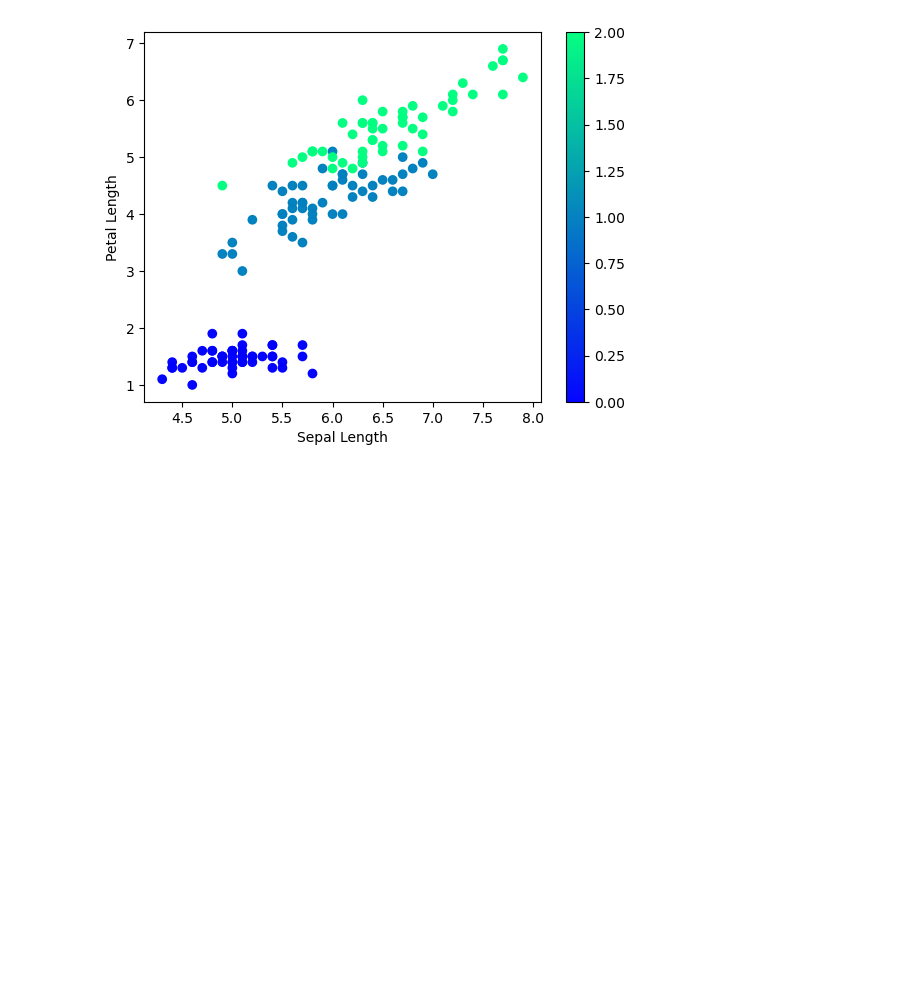
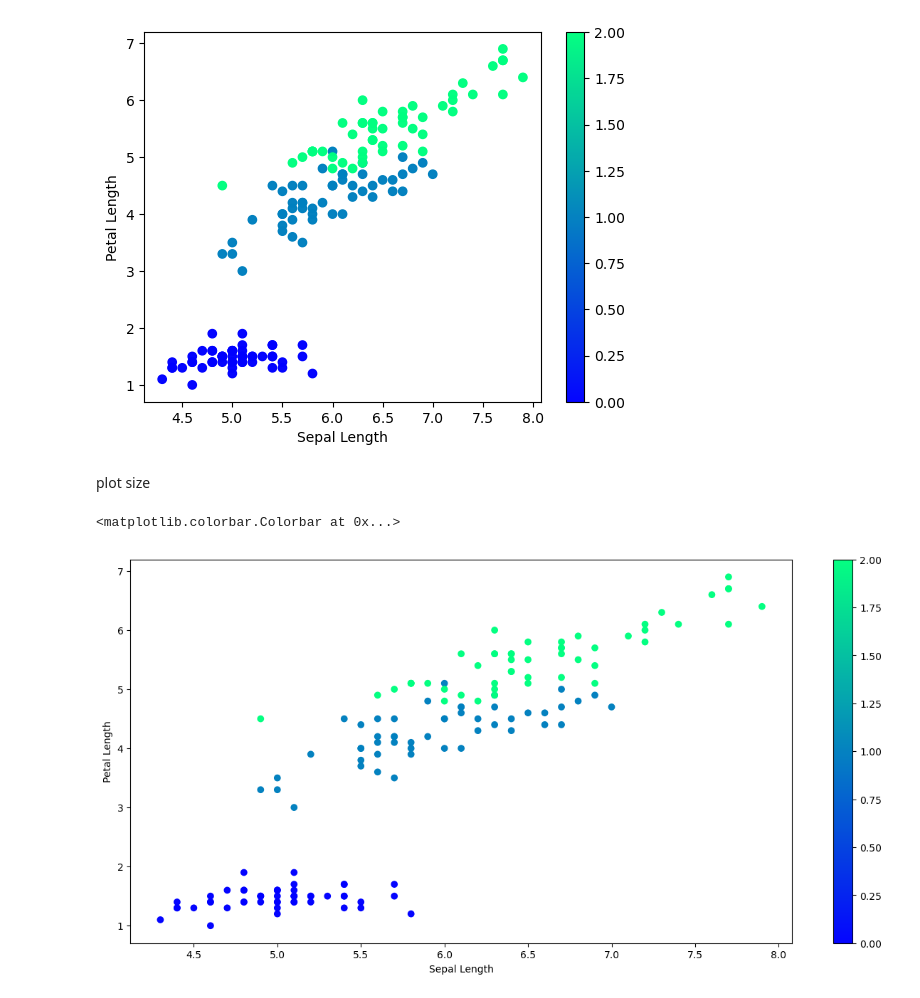
Before and after one commit to rakeshtunasahu/All-about-Python-basic-OOPs-libraries-, a Jupyter notebook: Advanced_matplotlib/colored_scatterplots.ipynb, the cells around one changed output. Cells and saved outputs as stored; diff of their text form; code cells hidden in the pictures; blank space fills up the shorter version.

```diff
--- a/Advanced_matplotlib/colored_scatterplots.ipynb
+++ b/Advanced_matplotlib/colored_scatterplots.ipynb
@@ -51,3 +51,21 @@ plt.colorbar()
 # %% [output]
 <matplotlib.colorbar.Colorbar at 0x...>
 [figure]
+# %% [markdown]
+plot size
+# %%
+plt.figure(figsize=(15,7))
+
+plt.scatter(
+    iris['SepalLengthCm'],
+    iris['PetalLengthCm'],
+    c=iris['Species'].astype('category').cat.codes,
+    cmap='winter',
+    alpha=0.98
+)
+plt.xlabel('Sepal Length')
+plt.ylabel('Petal Length')
+plt.colorbar()
+# %% [output]
+<matplotlib.colorbar.Colorbar at 0x...>
+[figure, added]
```
